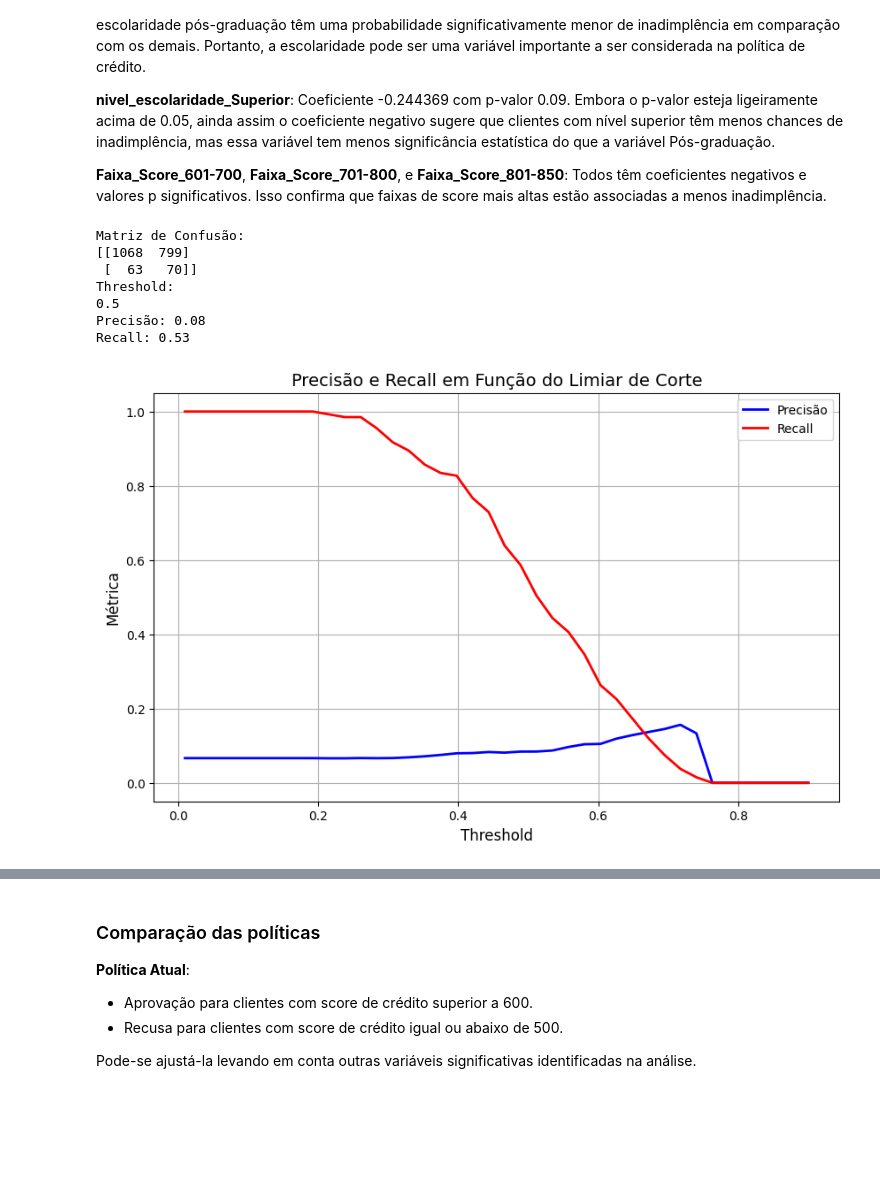
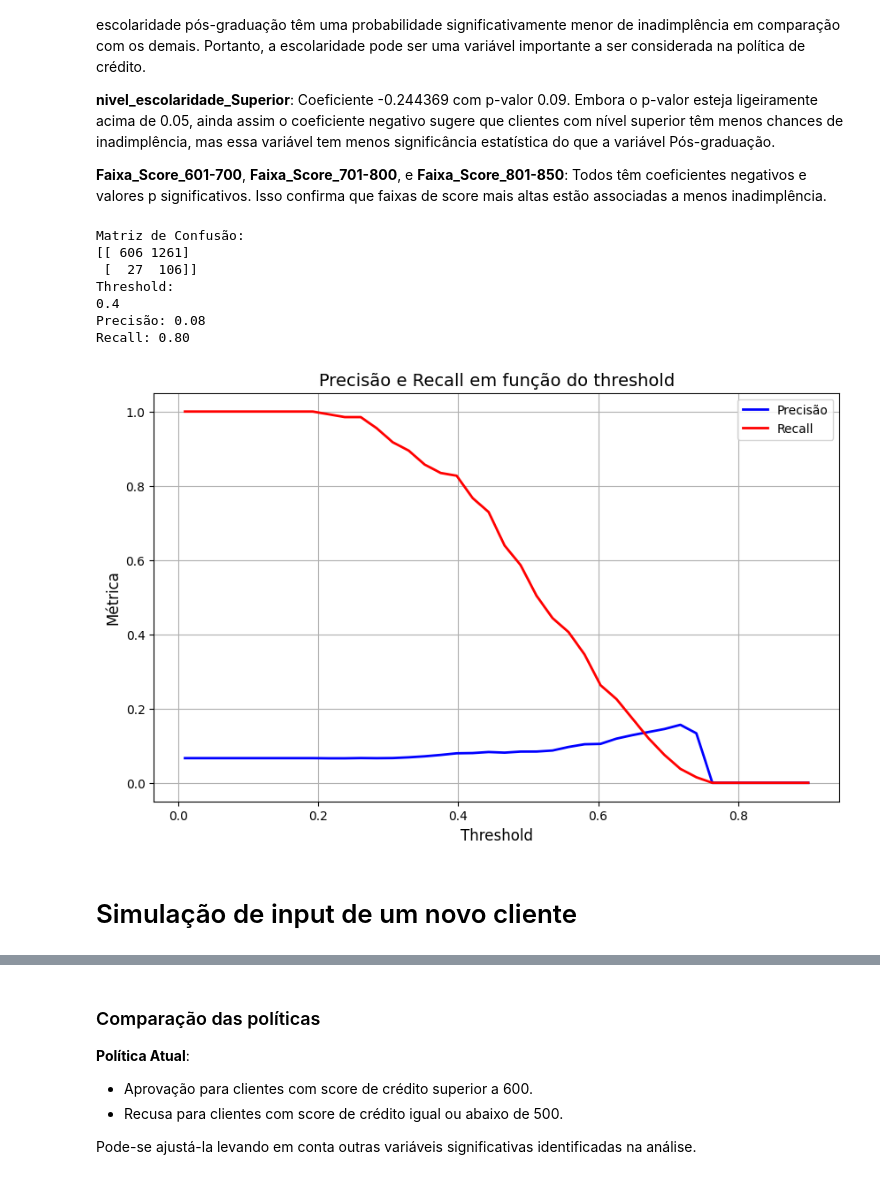
Before and after one commit to jrodrigotico/case_politica_credito, a Jupyter notebook: case.ipynb, the cells around one changed output, grey strips where cells are left out. Saved outputs shown, nothing was run; the diff lists cells and outputs as text; code cells hidden in the pictures; blank space fills up the shorter version.

Commit message:
including new client

```diff
--- a/case.ipynb
+++ b/case.ipynb
@@ -113,8 +120,11 @@ Esses dados indicam que, conforme a pontuação de crédito do cliente aumenta,
 # %%
+# colunas df2: ['Cliente', 'Safra', 'idade', 'genero', 'renda', 'Score_de_credito',
+#        'localizacao', 'nivel_escolaridade', 'contas_bancarias', 'Contratos',
+#        'Faixa_renda', 'Faixa_idade', 'Faixa_Score', 'Atraso_apos_6meses']
+
 # colunas numéricas e categóricas
 # numeric_features   = ['renda','idade','Score_de_credito','contas_bancarias']
 # categorical_feats  = ['genero', 'localizacao', 'nivel_escolaridade']
-
 numeric_features   = ['contas_bancarias']
 categorical_feats  = ['genero', 'localizacao', 'nivel_escolaridade', 'Faixa_renda', 'Faixa_idade', 'Faixa_Score']
 
@@ -132,13 +142,13 @@ var_x_treino, var_x_teste, var_y_treino, var_y_teste = train_test_split(
     var_x, var_y, test_size=0.2, random_state=123, stratify=y
 )
 
-# pré-processador só com os dados de treino
-X_train_proc = preprocessor.fit_transform(var_x_treino)
-X_test_proc  = preprocessor.transform(var_x_teste)
+# aplicando normalização e dummização
+var_x_treino_p = preprocessor.fit_transform(var_x_treino)
+var_x_teste_p  = preprocessor.transform(var_x_teste)
 
 # SMOTE
 smote = SMOTE(sampling_strategy='auto', random_state=123)
-X_train_res, y_train_res = smote.fit_resample(X_train_proc, var_y_treino)
+X_train_res, y_train_res = smote.fit_resample(var_x_treino_p, var_y_treino)
 
 # nomes das variáveis transformadas
 nome_variaveis = preprocessor.get_feature_names_out()
@@ -181,11 +191,11 @@ reg_logistica.summary2().tables[1]
 **Faixa_Score_601-700**, **Faixa_Score_701-800**, e **Faixa_Score_801-850**: Todos têm coeficientes negativos e valores p significativos. Isso confirma que faixas de score mais altas estão associadas a menos inadimplência.
 # %%
 # Para rodar predições e avaliar no teste:
-X_test_sm = pd.DataFrame(X_test_proc, columns=nome_variaveis, index=var_x_teste.index)
+X_test_sm = pd.DataFrame(var_x_teste_p, columns=nome_variaveis, index=var_x_teste.index)
 X_test_sm = sm.add_constant(X_test_sm)
 y_pred_proba = reg_logistica.predict(X_test_sm)
 
-corte = 0.5
+corte = 0.4
 y_pred = (y_pred_proba >= corte).astype(int)
 
 conf_matrix = confusion_matrix(var_y_teste, y_pred)
@@ -205,39 +215,41 @@ recall = recall_score(var_y_teste, y_pred)
 print(f"Recall: {recall:.2f}")
 # %% [output]
 Matriz de Confusão:
-[[1068  799]
- [  63   70]]
+[[ 606 1261]
+ [  27  106]]
 Threshold:
-0.5
+0.4
 Precisão: 0.08
-Recall: 0.53
+Recall: 0.80
 # %%
 thresholds = np.linspace(0.01, 0.9, 40)
 
 precisions = []
 recalls = []
 
 for corte in thresholds:
     y_pred = (y_pred_proba >= corte).astype(int)
 
     # matriz de confusão
     conf_matrix = confusion_matrix(var_y_teste, y_pred)
 
     #  precisão e recall
     precision = precision_score(var_y_teste, y_pred)
     recall = recall_score(var_y_teste, y_pred)
     precisions.append(precision)
     recalls.append(recall)
 
 plt.figure(figsize=(10, 6))
 plt.plot(thresholds, precisions, label='Precisão', color='blue', linestyle='-', linewidth=2)
 plt.plot(thresholds, recalls, label='Recall', color='red', linestyle='-', linewidth=2)
 
-plt.title('Precisão e Recall em Função do Limiar de Corte', fontsize=14)
+plt.title('Precisão e Recall em função do threshold', fontsize=14)
 plt.xlabel('Threshold', fontsize=12)
 plt.ylabel('Métrica', fontsize=12)
 plt.legend()
 plt.grid(True)
 plt.show()
 # %% [output]
-[figure, old version]
+[figure, new version]
+# %% [markdown]
+# Simulação de input de um novo cliente
```
Also changed, not shown: parts of 2 cells of this notebook.
